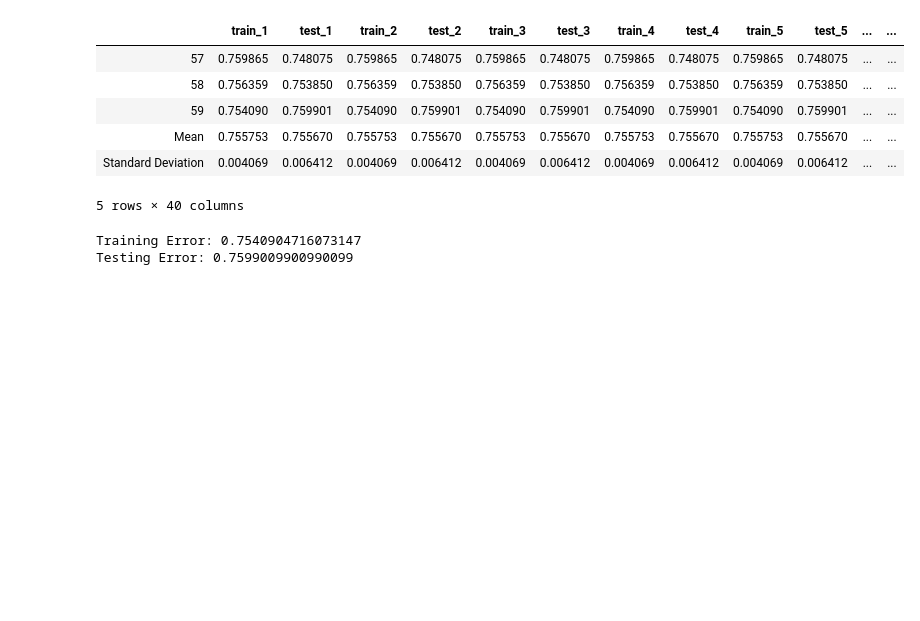
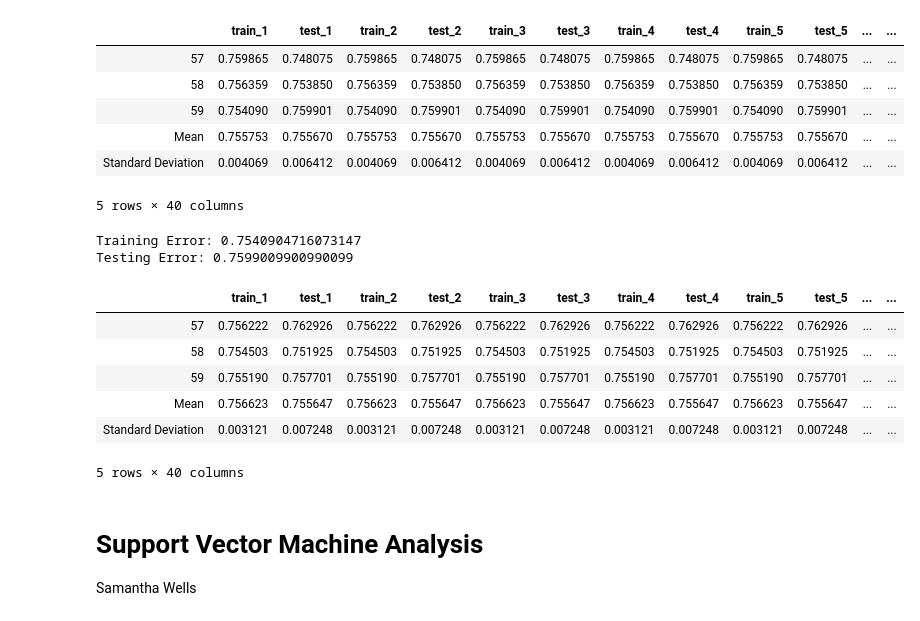
Before and after one commit to ConnorNelson1/Data_Analysis-Group-Project, a Jupyter notebook: CV_Group_Presentation.01-Copy1.ipynb, the cells around one changed output. Drawn from its saved outputs; the diff is of its cells as text; code cells hidden in the pictures; blank space fills up the shorter version.

Commit message:
Group Member analysis edits

```diff
--- a/CV_Group_Presentation.01-Copy1.ipynb
+++ b/CV_Group_Presentation.01-Copy1.ipynb
@@ -467,0 +501,4 @@ temp.plot.bar(ax = ax)
+# %%
+clf1 = KNeighborsClassifier(n_neighbors=1) # Define the model
+clf1.fit(X_train, y_train); # Train the model
+clf1.score(X_train,y_train)
@@ -467,0 +538,5 @@ temp.plot.bar(ax = ax)
+# %%
+clf2 = KNeighborsClassifier(n_neighbors=2) # Define the model
+clf2.fit(X_train, y_train)
+plot_cat_model(clf2, X_train, y_train, X_test, y_test)
+plt.savefig('11.3.png')
@@ -467,0 +546,10 @@ temp.plot.bar(ax = ax)
+# %%
+num = 60 # number of bootstraps to use
+Xboot = [0]*num
+yboot = [0]*num
+
+n = X.shape[0]
+for s in range(num):
+    sample = np.random.randint(0, n, n)  # Note here starting with a random permutation is not necessary
+    Xboot[s] = X[sample, :]
+    yboot[s] = y[sample]
@@ -564,3 +694,40 @@ for s in range(num):
     sample = np.random.randint(0, n, n)
     Xboot[s] = X[sample, :]
     yboot[s] = y[sample]
+# %%
+Error = pa.DataFrame(  np.array([0]*num*2*maxk).reshape(num, 2*maxk), columns = labels)
+
+for s in range(num):
+    X_test = Xboot[s][:test]
+    y_test = yboot[s][:test]
+    X_train = Xboot[s][test:]
+    y_train = yboot[s][test:]
+
+    for k in range(maxk):
+        clf = QuadraticDiscriminantAnalysis()
+        clf.fit(X_train, y_train)
+        Error.iloc[s, 2*k] = clf.score(X_train, y_train)
+        Error.iloc[s, 2*k+1] = clf.score(X_test, y_test)
+
+Error_mean = [0]*2*maxk
+Error_std = [0]*2*maxk
+for c in range(2*maxk):
+    Error_mean[c] = np.mean(Error.iloc[:num, c])
+    Error_std[c] = np.std(Error.iloc[:num, c])
+
+Error = Error.append( pa.Series(Error_mean, index=Error.columns), ignore_index=True)
+Error = Error.append( pa.Series(Error_std, index=Error.columns), ignore_index=True)
+Error.index = list(range(num)) + ['Mean', 'Standard Deviation']
+Error.tail()
+# %% [output]
+|  | train_1 | test_1 | train_2 | test_2 | train_3 | test_3 | train_4 | test_4 | train_5 | test_5 | ... | ... |
+| 57 | 0.756222 | 0.762926 | 0.756222 | 0.762926 | 0.756222 | 0.762926 | 0.756222 | 0.762926 | 0.756222 | 0.762926 | ... | ... |
+| 58 | 0.754503 | 0.751925 | 0.754503 | 0.751925 | 0.754503 | 0.751925 | 0.754503 | 0.751925 | 0.754503 | 0.751925 | ... | ... |
+| 59 | 0.755190 | 0.757701 | 0.755190 | 0.757701 | 0.755190 | 0.757701 | 0.755190 | 0.757701 | 0.755190 | 0.757701 | ... | ... |
+| Mean | 0.756623 | 0.755647 | 0.756623 | 0.755647 | 0.756623 | 0.755647 | 0.756623 | 0.755647 | 0.756623 | 0.755647 | ... | ... |
+| Standard Deviation | 0.003121 | 0.007248 | 0.003121 | 0.007248 | 0.003121 | 0.007248 | 0.003121 | 0.007248 | 0.003121 | 0.007248 | ... | ... |
+5 rows × 40 columns
+# %% [markdown]
+# Support Vector Machine Analysis
+
+Samantha Wells
```
Also changed, not shown: parts of 34 cells of this notebook, 2 other files.
